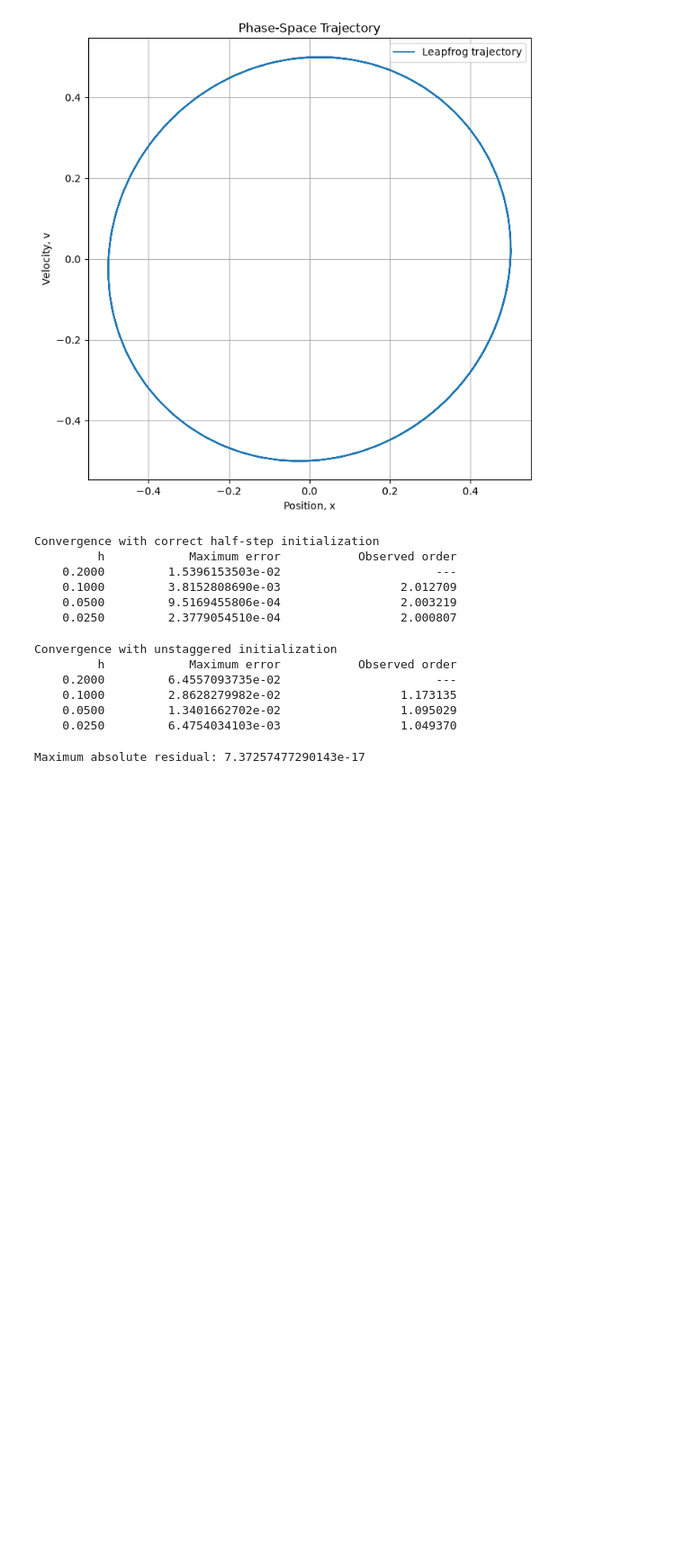
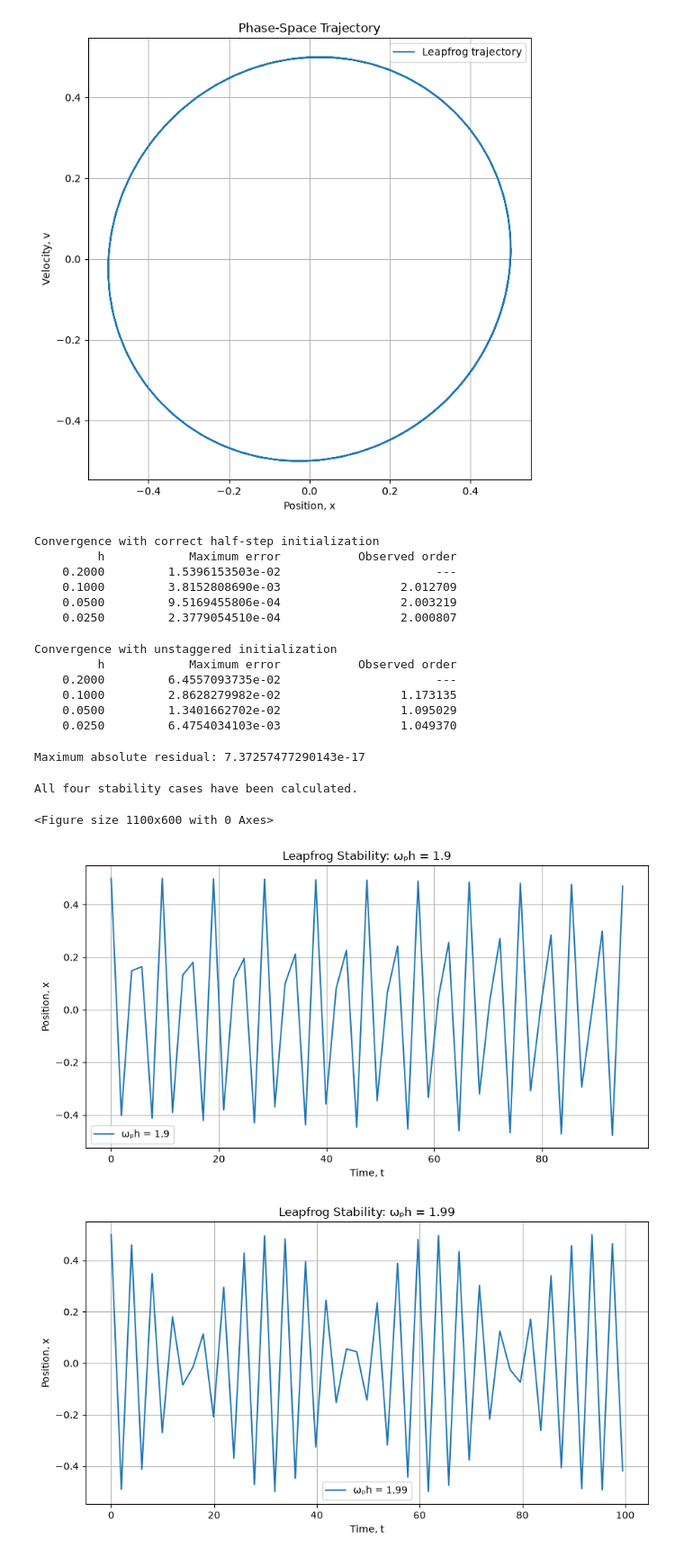
Before and after one commit to Aathi2165/AE801_2026, a Jupyter notebook: Learning-submission/Leapfrog_NM.ipynb, the cells around one changed output. Shown at 90% size. Saved outputs shown, nothing was run; the diff lists cells and outputs as text; code cells hidden in the pictures; blank space fills up the shorter version.

```diff
--- a/Learning-submission/Leapfrog_NM.ipynb
+++ b/Learning-submission/Leapfrog_NM.ipynb
@@ -301,3 +301,70 @@ residual = lhs - rhs
 print("Maximum absolute residual:",np.max(np.abs(residual)))
 # %% [output]
 Maximum absolute residual: 7.37257477290143e-17
+# %%
+# Deriving stability and comparison
+import numpy as np
+import matplotlib.pyplot as plt
+
+x0 = 0.5
+v0 = 0.0
+omega_p = 1.0
+mu_values = [1.9, 1.99, 2.01, 2.1]
+number_of_steps = 50
+
+plt.figure(figsize=(11, 6))
+
+
+for mu in mu_values:
+    h = mu / omega_p
+    t = np.arange(number_of_steps + 1) * h
+    x = np.zeros(number_of_steps + 1)
+    v_half = np.zeros(number_of_steps + 1)
+
+    x[0] = x0
+    a0 = -(omega_p ** 2) * x0
+    v_half[0] = v0 - (h / 2) * a0
+
+    for n in range(number_of_steps):
+        v_half[n + 1] = (v_half[n]- h * (omega_p ** 2) * x[n])
+        x[n + 1] = (x[n]+ h * v_half[n + 1])
+    solutions[mu] = (t, x)
+print("All four stability cases have been calculated.")
+
+#######################################################
+
+for mu in mu_values:
+    t, x = solutions[mu]
+
+    plt.figure(figsize=(9, 5))
+    plt.plot(t, x, label=f"ωₚh = {mu}")
+
+    plt.xlabel("Time, t")
+    plt.ylabel("Position, x")
+    plt.title(f"Leapfrog Stability: ωₚh = {mu}")
+    plt.grid(True)
+    plt.legend()
+    plt.tight_layout()
+    plt.show()
+
+#########################################################
+
+plt.figure(figsize=(11, 6))
+
+for mu in mu_values:
+    t, x = solutions[mu]
+    plt.plot(t,x,label=f"ωₚh = {mu}")
+
+plt.xlabel("Time, t")
+plt.ylabel("Position, x")
+plt.title("Leapfrog Stability Comparison")
+plt.grid(True)
+plt.legend()
+plt.tight_layout()
+plt.show()
+plt.figure(figsize=(11, 6))
+# %% [output]
+All four stability cases have been calculated.
+<Figure size 1100x600 with 0 Axes>
+[figure, added]
+[figure, added]
```
Also changed, not shown: parts of 1 cell of this notebook.
